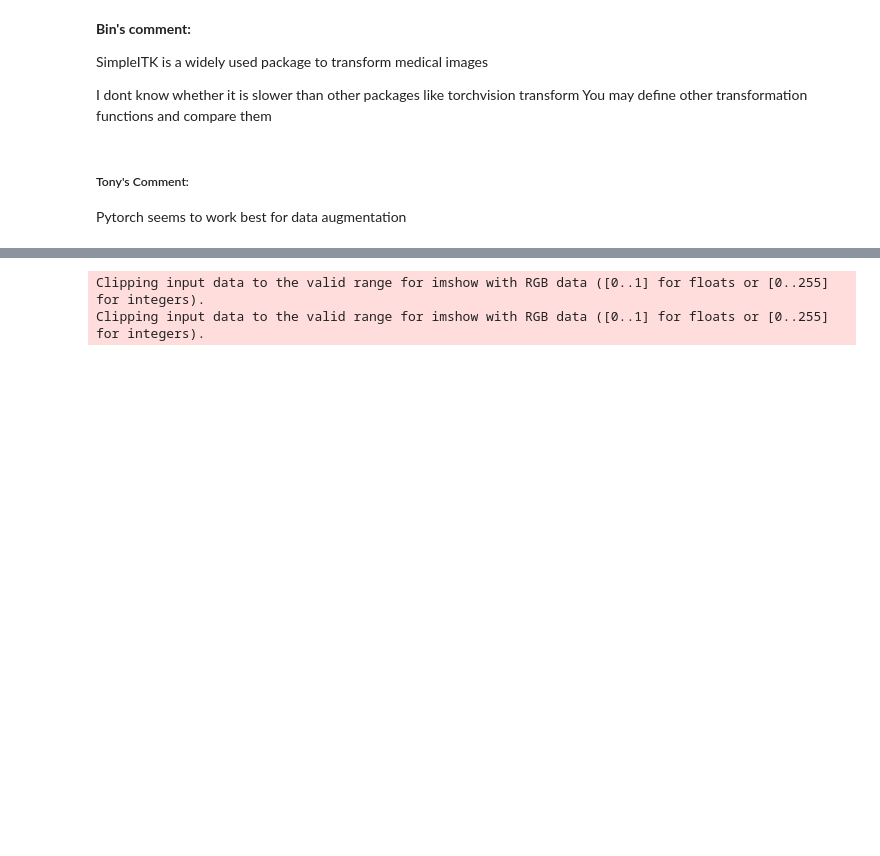
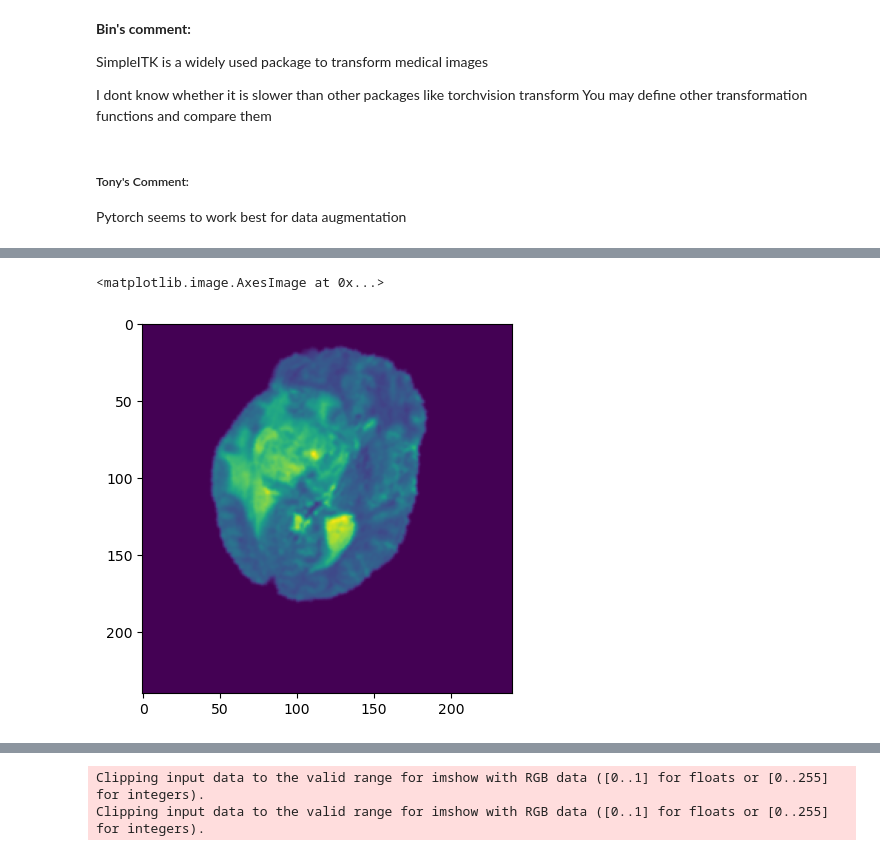
Before and after one commit to binhu02/CSCI5561_Project, a Jupyter notebook: CSCI5561_Refactored/main.ipynb, the cells around one changed output, grey strips where cells are left out. Drawn from its saved outputs; the diff is of its cells as text; code cells hidden in the pictures; blank space fills up the shorter version.

```diff
--- a/CSCI5561_Refactored/main.ipynb
+++ b/CSCI5561_Refactored/main.ipynb
@@ -137,3 +137,13 @@ You may define other transformation functions and compare them
 # %% [markdown]
 ##### Tony's Comment:
 Pytorch seems to work best for data augmentation
+# %%
+idx = 0
+
+img = image_loader('train', 'x', idx)
+label = image_loader('train', 'y', idx)
+img_reordered = img.transpose((2, 0, 1))
+
+print(img_reordered.shape)
+print(label.shape)
+np.vstack((img_reordered, label.reshape(1,label.shape[0], label.shape[1])))
@@ -249,9 +336,18 @@ def transformITK(input_array, label_array):
 
     return transformed_input, transformed_label
 # %%
+imgs = []
+labels = []
+imgs_trans = []
+labels_trans = []
+
+# TODO test out the augmentation package to see if it fills in the spots correctly.
+# You may have to temporarily increase the augmentation params to make errors obvious
 for idx in range(100):
     img = image_loader('train', 'x', idx)
     label = image_loader('train', 'y', idx)
+    imgs.append(img)
+    labels.append(label)
     img_reordered = img.transpose((2, 0, 1))
     # print(img_reordered.shape)
     # print(label.shape)
@@ -263,4 +359,12 @@ for idx in range(100):
 
     # turn back into original shape
     transformed_input_orig = np.array([[transformed_input[:,i,j] for j in range(transformed_input.shape[2])] for i in range(transformed_input.shape[1])])
+    imgs_trans.append(transformed_input_orig)
+    labels_trans.append(transformed_label)
     # print(transformed_input_orig.shape)
+# %%
+idx = 70
+plt.imshow(imgs_trans[idx][:,:,3])
+# %% [output]
+<matplotlib.image.AxesImage at 0x...>
+[figure, added]
```
Also changed, not shown: parts of 5 cells of this notebook, 1 other file.
